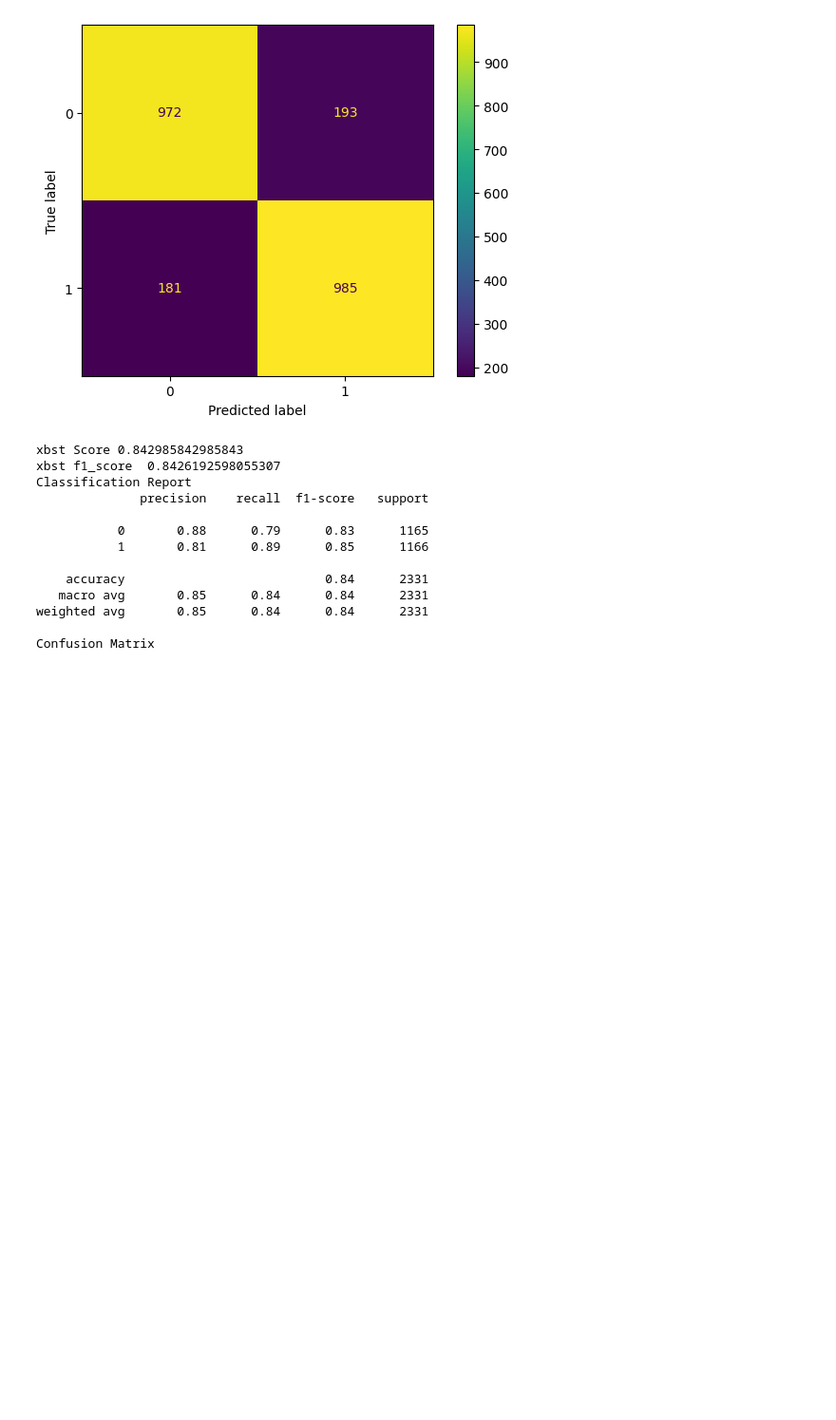
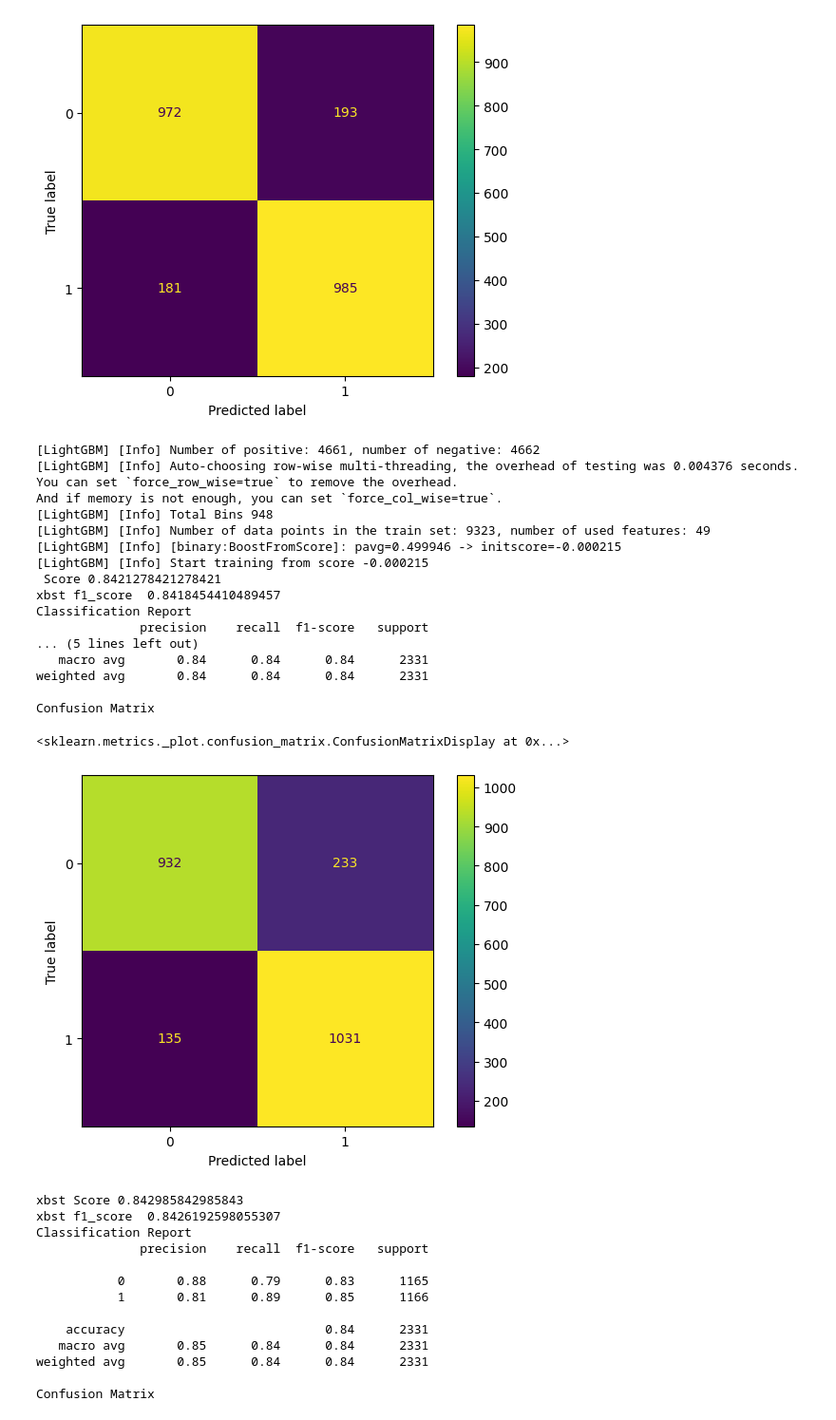
Before and after one commit to linisha04/Predict-the-Success-of-Bank-telemarketing, a Jupyter notebook: liniiiii.ipynb, the cells around one changed output. Shown at 95% size. Drawn from its saved outputs; the diff is of its cells as text; code cells hidden in the pictures; blank space fills up the shorter version.

```diff
--- a/liniiiii.ipynb
+++ b/liniiiii.ipynb
@@ -1048,6 +1048,50 @@ weighted avg       0.84      0.84      0.84      2331
 Confusion Matrix
 <sklearn.metrics._plot.confusion_matrix.ConfusionMatrixDisplay at 0x...>
 [figure]
+# %%
+from lightgbm import LGBMClassifier
+ytrain_numeric = ytrain.map({'yes': 1, 'no': 0})
+ytest_numeric = ytest.map({'yes': 1, 'no': 0})
+
+lightt = LGBMClassifier(metric='f1_score')
+
+light=Pipeline(steps=[('col_transformer',col_transformer),('light',lightt)])
+
+light.fit(xtrain, ytrain_numeric)
+ypred_light = light.predict(xtest)
+
+
+
+print(   ' Score'   ,  light.score(xtest,ytest_numeric)  )
+
+print(   'xbst f1_score '  ,     f1_score(ytest_numeric, ypred_light  , average='weighted')    )
+
+print('Classification Report' )
+
+print(classification_report(ytest_numeric ,ypred_light ))
+
+print('Confusion Matrix')
+ConfusionMatrixDisplay.from_estimator(light,xtest,ytest_numeric)
+# %% [output]
+[LightGBM] [Info] Number of positive: 4661, number of negative: 4662
+[LightGBM] [Info] Auto-choosing row-wise multi-threading, the overhead of testing was 0.004376 seconds.
+You can set `force_row_wise=true` to remove the overhead.
+And if memory is not enough, you can set `force_col_wise=true`.
+[LightGBM] [Info] Total Bins 948
+[LightGBM] [Info] Number of data points in the train set: 9323, number of used features: 49
+[LightGBM] [Info] [binary:BoostFromScore]: pavg=0.499946 -> initscore=-0.000215
+[LightGBM] [Info] Start training from score -0.000215
+ Score 0.8421278421278421
+xbst f1_score  0.8418454410489457
+Classification Report
+              precision    recall  f1-score   support
+... (5 lines left out)
+   macro avg       0.84      0.84      0.84      2331
+weighted avg       0.84      0.84      0.84      2331
+
+Confusion Matrix
+<sklearn.metrics._plot.confusion_matrix.ConfusionMatrixDisplay at 0x...>
+[figure, added]
 # %%
 from xgboost import XGBClassifier
 
```
Also changed, not shown: parts of 1 cell of this notebook.
